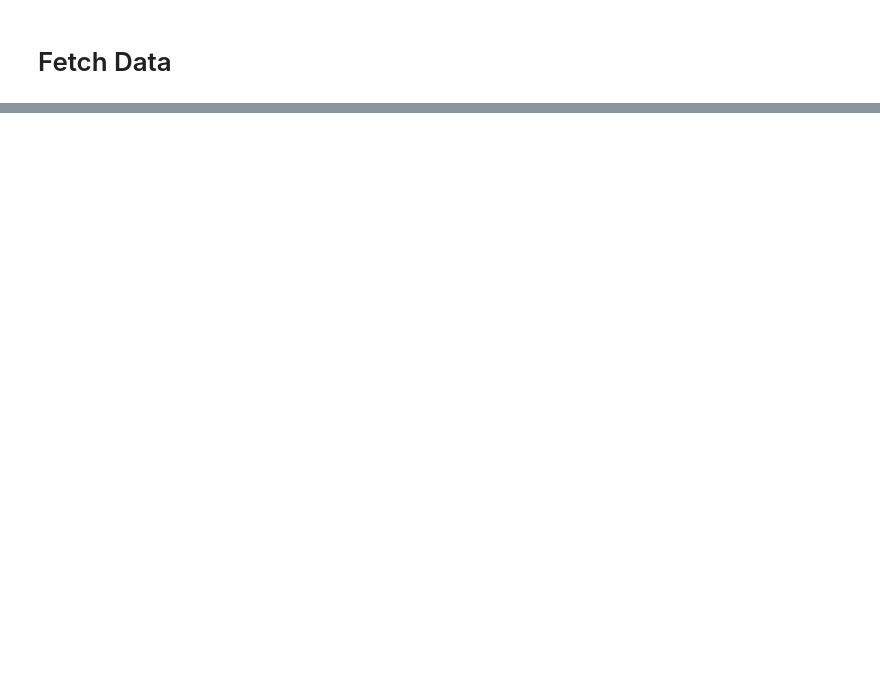
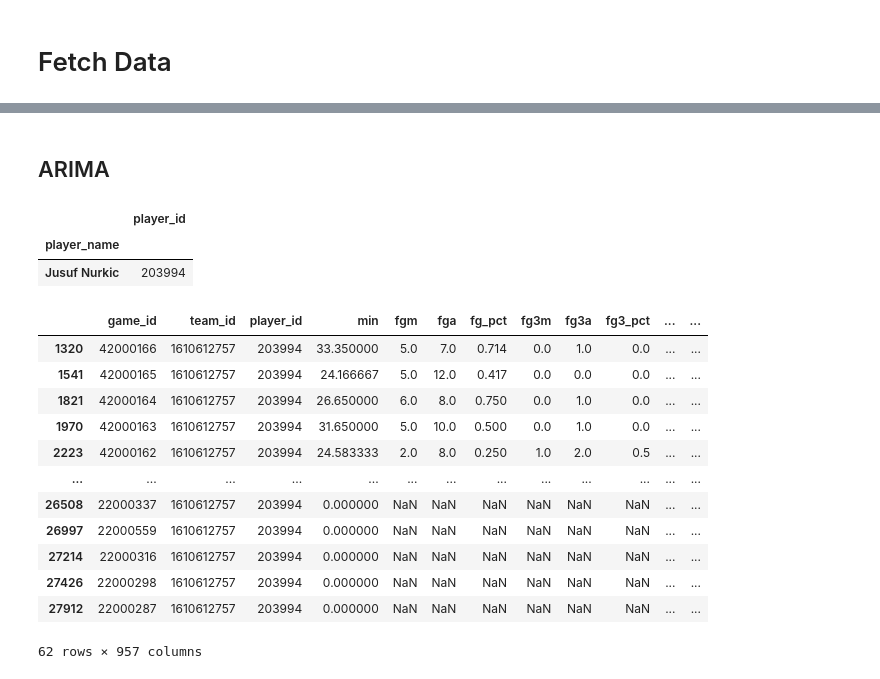
Before and after one commit to tzachpach/final_project_dfs, a Jupyter notebook: time_predict_y_pred.ipynb, the cells around one changed output, grey strips where cells are left out. Drawn from its saved outputs; the diff is of its cells as text; code cells hidden in the pictures; blank space fills up the shorter version.

```diff
--- a/time_predict_y_pred.ipynb
+++ b/time_predict_y_pred.ipynb
@@ -25,0 +230,33 @@ dataset.head()
+# %% [markdown]
+## ARIMA
+# %%
+player_ids = df_with_player_id['player_id'].unique()
+
+df_with_player_id = df_with_player_id.drop(columns = ['team_abbreviation', 'team_city', 'start_position'])
+# %%
+train_df, test_df = train_test_split(df_with_player_id, test_size=0.2, shuffle=False)
+# %%
+example_player_id = player_ids[145]
+player_name_to_id[player_name_to_id['player_id'] == example_player_id]
+# player_name_to_id[player_name_to_id['player_name'] == 'Jason Tatum']
+# %% [output]
+|  | player_id |
+| player_name |  |
+| Jusuf Nurkic | 203994 |
+# %%
+player_data = train_df[train_df['player_id'] == example_player_id]
+player_data
+# %% [output]
+|  | game_id | team_id | player_id | min | fgm | fga | fg_pct | fg3m | fg3a | fg3_pct | ... | ... |
+| 1320 | 42000166 | 1610612757 | 203994 | 33.350000 | 5.0 | 7.0 | 0.714 | 0.0 | 1.0 | 0.0 | ... | ... |
+| 1541 | 42000165 | 1610612757 | 203994 | 24.166667 | 5.0 | 12.0 | 0.417 | 0.0 | 0.0 | 0.0 | ... | ... |
+| 1821 | 42000164 | 1610612757 | 203994 | 26.650000 | 6.0 | 8.0 | 0.750 | 0.0 | 1.0 | 0.0 | ... | ... |
+| 1970 | 42000163 | 1610612757 | 203994 | 31.650000 | 5.0 | 10.0 | 0.500 | 0.0 | 1.0 | 0.0 | ... | ... |
+| 2223 | 42000162 | 1610612757 | 203994 | 24.583333 | 2.0 | 8.0 | 0.250 | 1.0 | 2.0 | 0.5 | ... | ... |
+| ... | ... | ... | ... | ... | ... | ... | ... | ... | ... | ... | ... | ... |
+| 26508 | 22000337 | 1610612757 | 203994 | 0.000000 | NaN | NaN | NaN | NaN | NaN | NaN | ... | ... |
+| 26997 | 22000559 | 1610612757 | 203994 | 0.000000 | NaN | NaN | NaN | NaN | NaN | NaN | ... | ... |
+| 27214 | 22000316 | 1610612757 | 203994 | 0.000000 | NaN | NaN | NaN | NaN | NaN | NaN | ... | ... |
+| 27426 | 22000298 | 1610612757 | 203994 | 0.000000 | NaN | NaN | NaN | NaN | NaN | NaN | ... | ... |
+| 27912 | 22000287 | 1610612757 | 203994 | 0.000000 | NaN | NaN | NaN | NaN | NaN | NaN | ... | ... |
+62 rows × 957 columns
```
Also changed, not shown: parts of 49 cells of this notebook.
